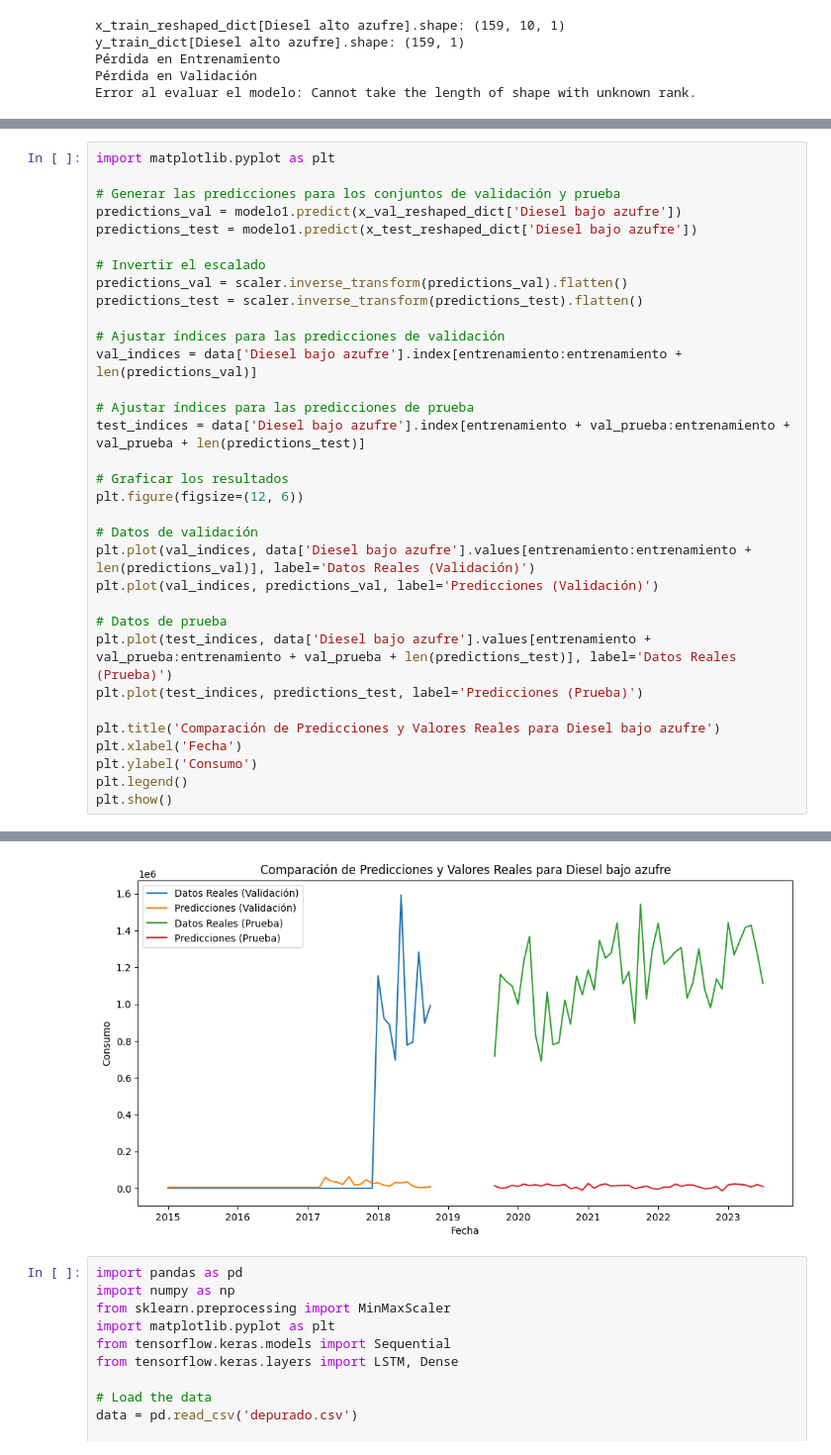
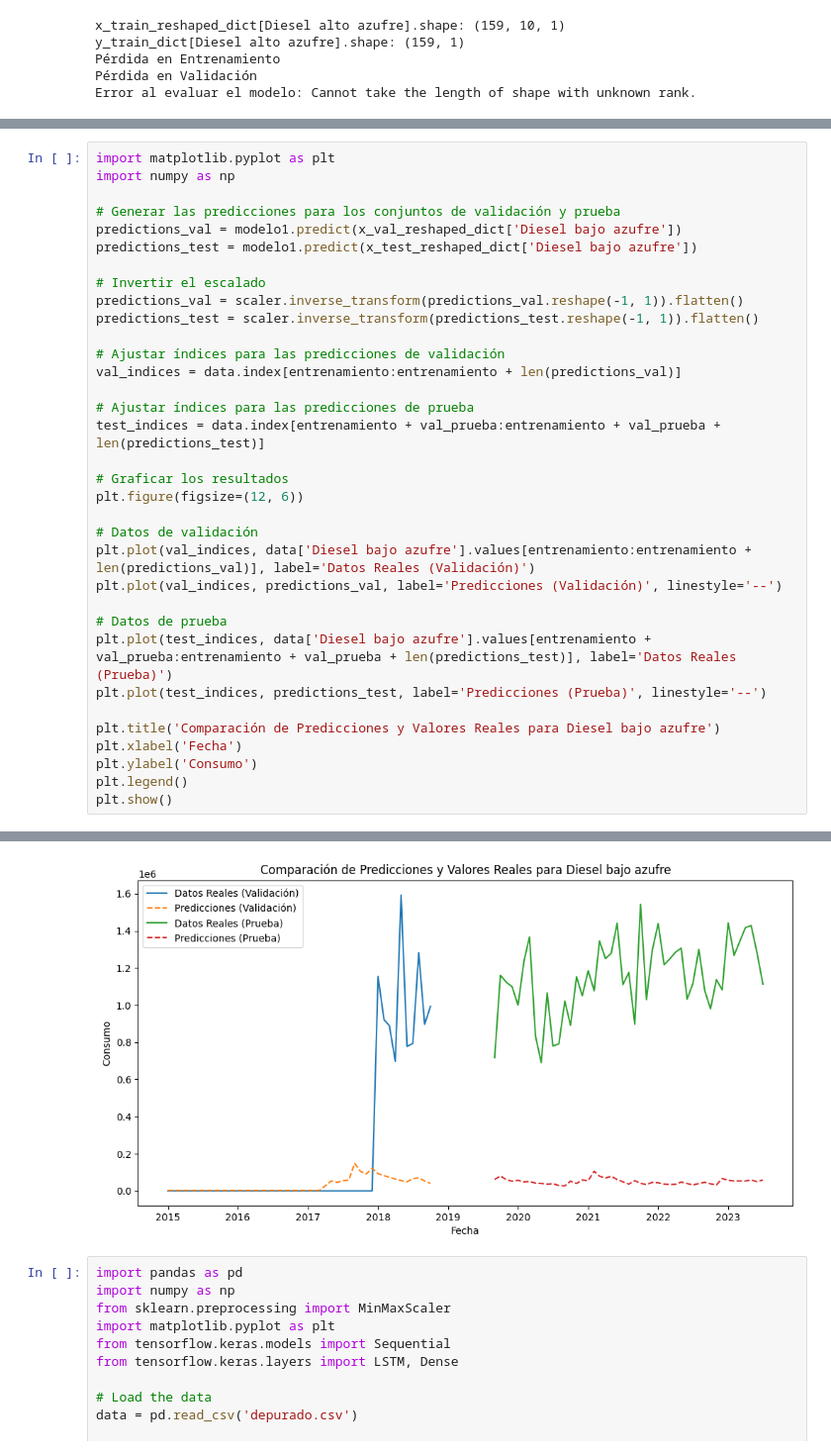
Before and after one commit to Gustixa/data_science, a Jupyter notebook: lab3/lab3.ipynb, the cells around one changed output, grey strips where cells are left out. Shown at 99% size. Saved outputs shown, nothing was run; the diff lists cells and outputs as text.

Commit message:
Pruebas

```diff
--- a/lab3/lab3.ipynb
+++ b/lab3/lab3.ipynb
@@ -951,30 +947,31 @@ Pérdida en Entrenamiento con datos pequeños: 0.23188307881355286
 # %%
 import matplotlib.pyplot as plt
+import numpy as np
 
 # Generar las predicciones para los conjuntos de validación y prueba
 predictions_val = modelo1.predict(x_val_reshaped_dict['Diesel bajo azufre'])
 predictions_test = modelo1.predict(x_test_reshaped_dict['Diesel bajo azufre'])
 
 # Invertir el escalado
-predictions_val = scaler.inverse_transform(predictions_val).flatten()
-predictions_test = scaler.inverse_transform(predictions_test).flatten()
+predictions_val = scaler.inverse_transform(predictions_val.reshape(-1, 1)).flatten()
+predictions_test = scaler.inverse_transform(predictions_test.reshape(-1, 1)).flatten()
 
 # Ajustar índices para las predicciones de validación
-val_indices = data['Diesel bajo azufre'].index[entrenamiento:entrenamiento + len(predictions_val)]
+val_indices = data.index[entrenamiento:entrenamiento + len(predictions_val)]
 
 # Ajustar índices para las predicciones de prueba
-test_indices = data['Diesel bajo azufre'].index[entrenamiento + val_prueba:entrenamiento + val_prueba + len(predictions_test)]
+test_indices = data.index[entrenamiento + val_prueba:entrenamiento + val_prueba + len(predictions_test)]
 
 # Graficar los resultados
 plt.figure(figsize=(12, 6))
 
 # Datos de validación
 plt.plot(val_indices, data['Diesel bajo azufre'].values[entrenamiento:entrenamiento + len(predictions_val)], label='Datos Reales (Validación)')
-plt.plot(val_indices, predictions_val, label='Predicciones (Validación)')
+plt.plot(val_indices, predictions_val, label='Predicciones (Validación)', linestyle='--')
 
 # Datos de prueba
 plt.plot(test_indices, data['Diesel bajo azufre'].values[entrenamiento + val_prueba:entrenamiento + val_prueba + len(predictions_test)], label='Datos Reales (Prueba)')
-plt.plot(test_indices, predictions_test, label='Predicciones (Prueba)')
+plt.plot(test_indices, predictions_test, label='Predicciones (Prueba)', linestyle='--')
 
 plt.title('Comparación de Predicciones y Valores Reales para Diesel bajo azufre')
 plt.xlabel('Fecha')
@@ -986,5 +983,5 @@ plt.show()
 2/2 ━━━━━━━━━━━━━━━━━━━━ 0s 2ms/step
-[figure, old version]
+[figure, new version]
 # %%
 import pandas as pd
 import numpy as np
```
Also changed, not shown: parts of 9 cells of this notebook.
